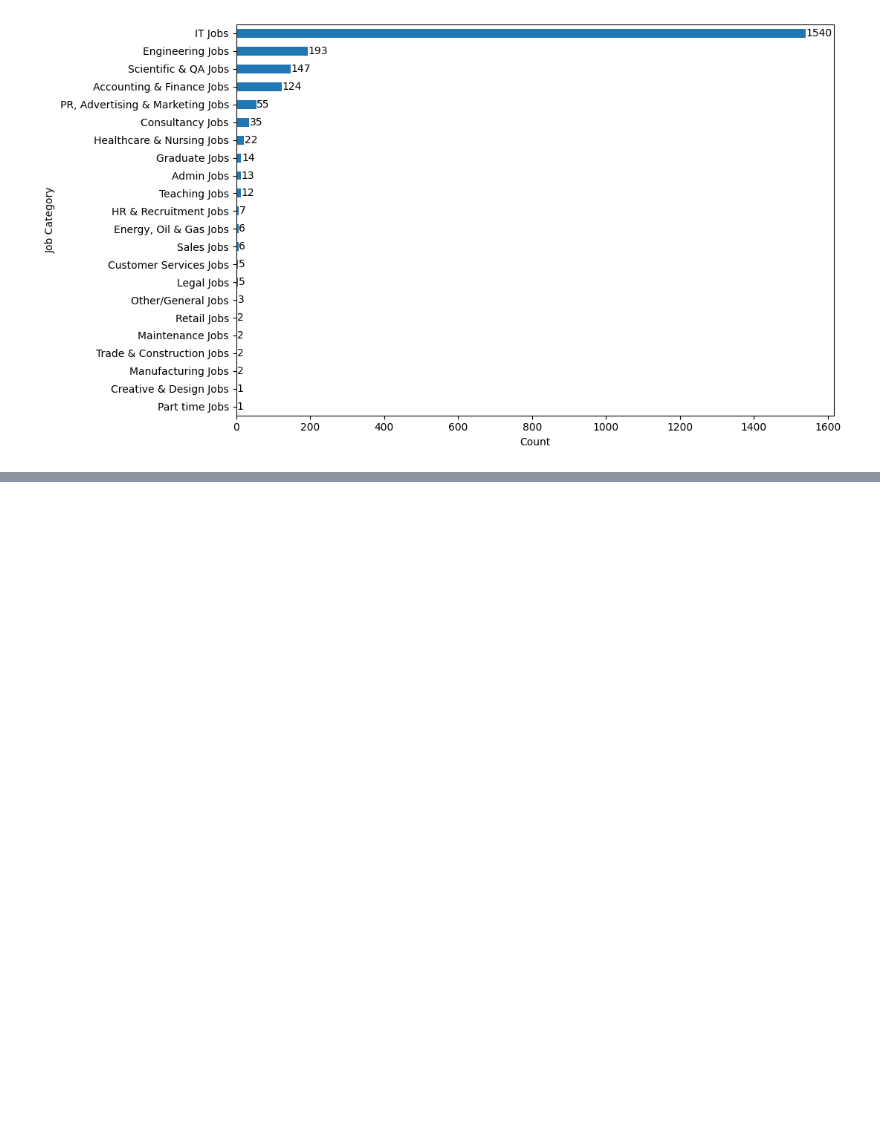
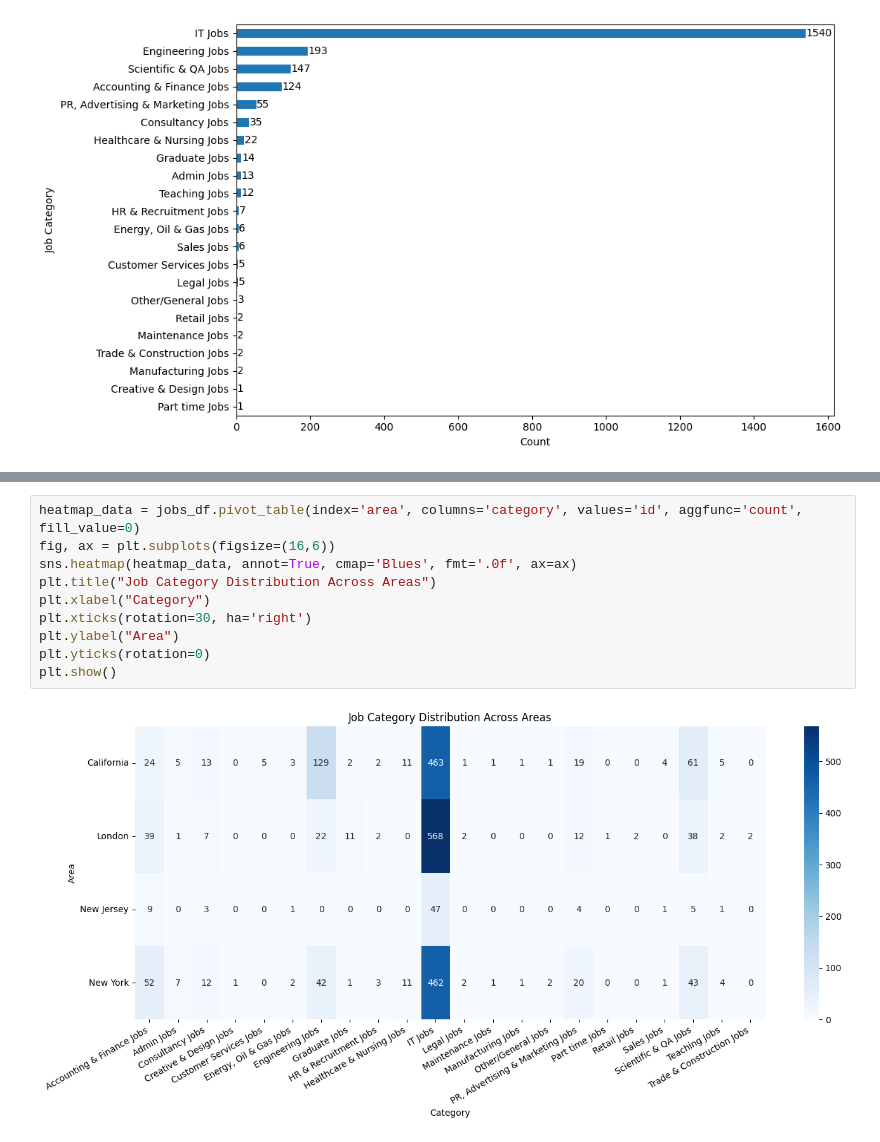
Before and after one commit to Lennykiruthu/jobs-analysis, a Jupyter notebook: jobs_analysis.ipynb, the cells around one changed output, grey strips where cells are left out. Drawn from its saved outputs; the diff is of its cells as text; blank space fills up the shorter version.

```diff
--- a/jobs_analysis.ipynb
+++ b/jobs_analysis.ipynb
@@ -221,0 +236,12 @@ Data Analyst (Sports betting sector experience required) Location: London (Hybri
+# %%
+heatmap_data = jobs_df.pivot_table(index='area', columns='category', values='id', aggfunc='count', fill_value=0)
+fig, ax = plt.subplots(figsize=(16,6))
+sns.heatmap(heatmap_data, annot=True, cmap='Blues', fmt='.0f', ax=ax)
+plt.title("Job Category Distribution Across Areas")
+plt.xlabel("Category")
+plt.xticks(rotation=30, ha='right')
+plt.ylabel("Area")
+plt.yticks(rotation=0)
+plt.show()
+# %% [output]
+[figure, added]
```
Also changed, not shown: parts of 12 cells of this notebook, 1 other file.
